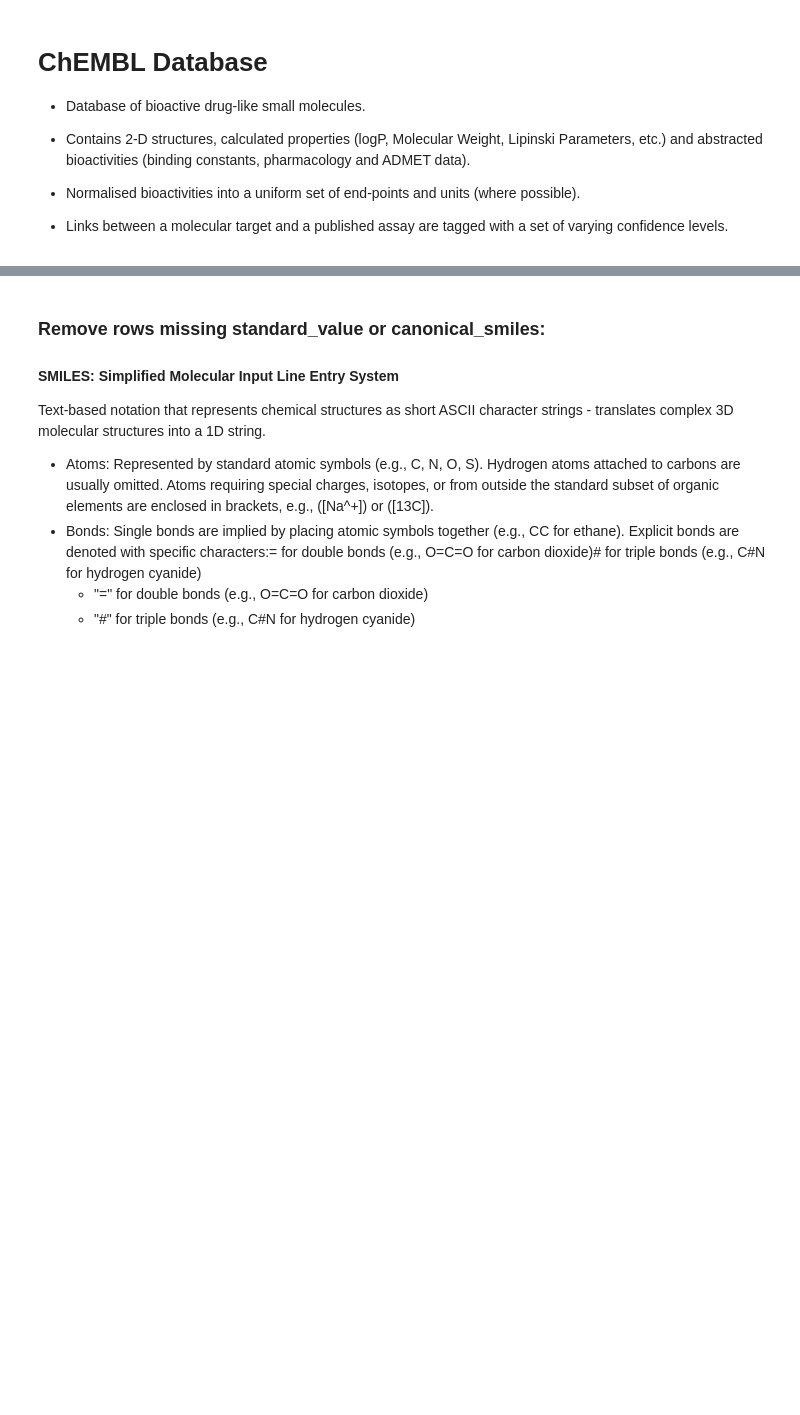
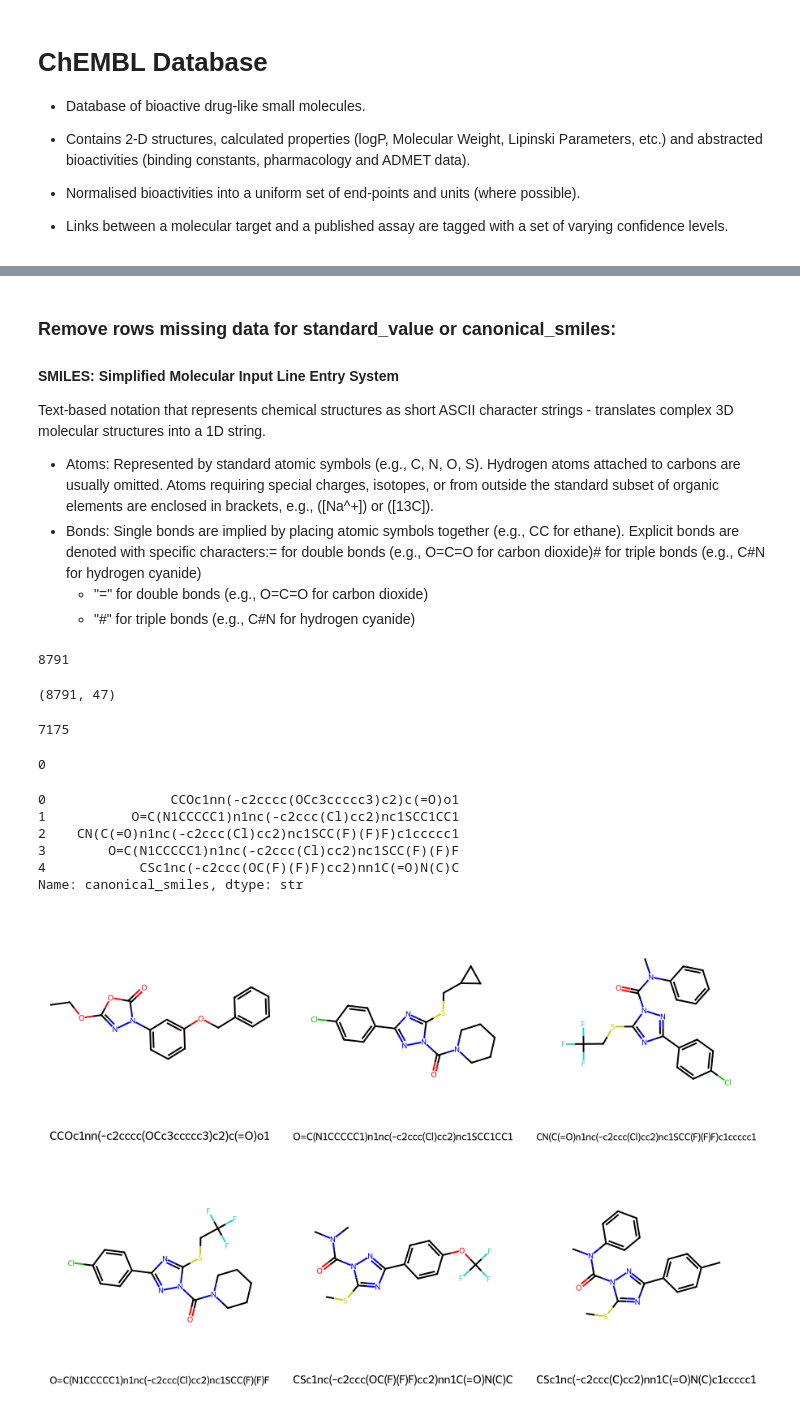
Before and after one commit to dsgeof/bio, a Jupyter notebook: bio1_acetylcholinesterase.ipynb, the cells around one changed output, grey strips where cells are left out. Drawn from its saved outputs; the diff is of its cells as text; code cells hidden in the pictures; blank space fills up the shorter version.

Commit message:
Integrate rdkit and graphics of molecules

```diff
--- a/bio1_acetylcholinesterase.ipynb
+++ b/bio1_acetylcholinesterase.ipynb
@@ -39,12 +26,14 @@ Name: target_chembl_id, dtype: str
 - Assign entry corresponding to the target protein, Human Acetylcholinesterase to the selected_target variable.
 - Retrieve bioactivity data for Human Acetylcholinesterase (CHEMBL220) that are reported as pChEMBL values.
 # %%
-target_protein = targets.target_chembl_id[0]
-print(target_protein)
-
+# Select targets corresponding to Human Acetylcholinesterase (ChEMBL Target ID: CHEMBL220)
+selected_target = targets.target_chembl_id[1]
+print(selected_target)
+'''
 activity = new_client.activity
-results = activity.filter(target_chembl_id=target_protein).filter(standard_type="IC50")
+results = activity.filter(target_chembl_id=selected_target).filter(standard_type="IC50")
 df = pd.DataFrame.from_dict(results)
 df.to_csv('acetylcholinesterase_activity_raw.csv', index=False)
 df.head()
+'''
 # %% [output]
@@ -58,0 +46,8 @@ CHEMBL2242744
+# %%
+query = (
+    new_client.activity
+    .filter(target_chembl_id=selected_target)
+    .filter(standard_type="IC50")
+)
+
+df = pd.DataFrame.from_dict(query)
@@ -59,5 +67,5 @@ CHEMBL2242744
 # %% [markdown]
-### Remove rows missing standard_value or canonical_smiles:
+### Remove rows missing data for standard_value or canonical_smiles:
 
 #### SMILES: Simplified Molecular Input Line Entry System
 Text-based notation that represents chemical structures as short ASCII character strings - translates complex 3D molecular structures into a 1D string.
@@ -66,3 +74,51 @@ Text-based notation that represents chemical structures as short ASCII character
 - Bonds: Single bonds are implied by placing atomic symbols together (e.g., CC for ethane). Explicit bonds are denoted with specific characters:= for double bonds (e.g., O=C=O for carbon dioxide)# for triple bonds (e.g., C#N for hydrogen cyanide)
     - "=" for double bonds (e.g., O=C=O for carbon dioxide)
     - "#" for triple bonds (e.g., C#N for hydrogen cyanide)
+# %%
+df2 = df[df.standard_value.notna()]
+df2 = df2[df.canonical_smiles.notna()]
+# %% [output]
+8791
+# %%
+df2.shape
+# %% [output]
+(8791, 47)
+# %%
+# Get count of items with unique canonical smiles values
+print(len(df2.canonical_smiles.unique()))
+# %% [output]
+7175
+# %%
+df2 = df2.drop_duplicates(subset=['canonical_smiles'])
+dups = df2.duplicated(subset=['canonical_smiles']).sum()
+print(dups)
+# %% [output]
+0
+# %%
+df2["canonical_smiles"].head()
+# %% [output]
+0                CCOc1nn(-c2cccc(OCc3ccccc3)c2)c(=O)o1
+1           O=C(N1CCCCC1)n1nc(-c2ccc(Cl)cc2)nc1SCC1CC1
+2    CN(C(=O)n1nc(-c2ccc(Cl)cc2)nc1SCC(F)(F)F)c1ccccc1
+3        O=C(N1CCCCC1)n1nc(-c2ccc(Cl)cc2)nc1SCC(F)(F)F
+4            CSc1nc(-c2ccc(OC(F)(F)F)cc2)nn1C(=O)N(C)C
+Name: canonical_smiles, dtype: str
+# %%
+from rdkit import Chem
+from rdkit.Chem import Descriptors, Draw
+
+# Convert the first 5 canonical SMILES to RDKit molecule objects
+molecules = [Chem.MolFromSmiles(smiles) for smiles in df2["canonical_smiles"].head(6)]
+# Calculate molecular descriptors for the first 5 molecules
+#descriptors = [Descriptors.MolWt(mol) for mol in molecules]
+labels = [smiles for smiles in df2["canonical_smiles"].head(6)]
+# Draw the first 5 molecules with labels
+grid_image = Draw.MolsToGridImage(
+    molecules,
+    legends=labels,
+    molsPerRow=3,
+    subImgSize=(300, 300)
+    )
+grid_image
+# %% [output]
+[figure, added]
```
Also changed, not shown: parts of 7 cells of this notebook, 3 other files.
